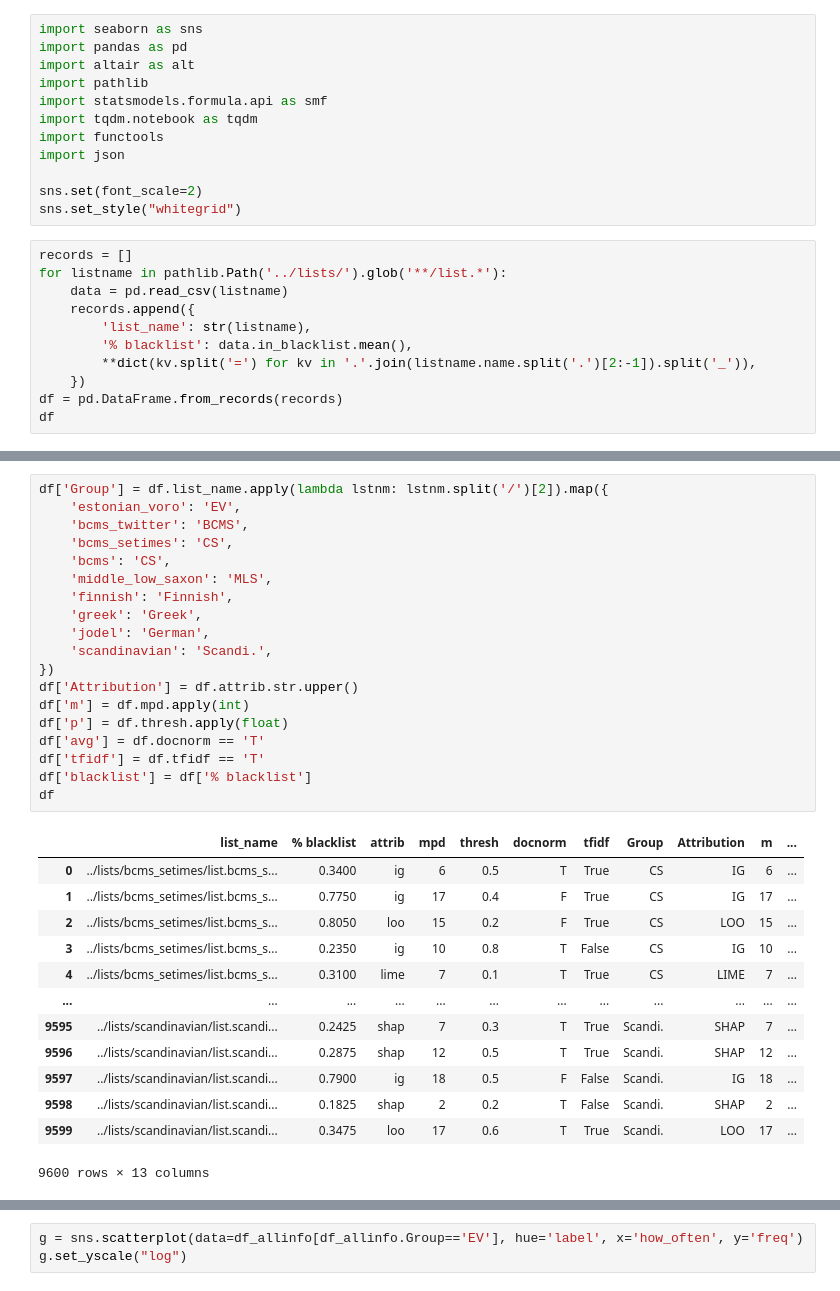
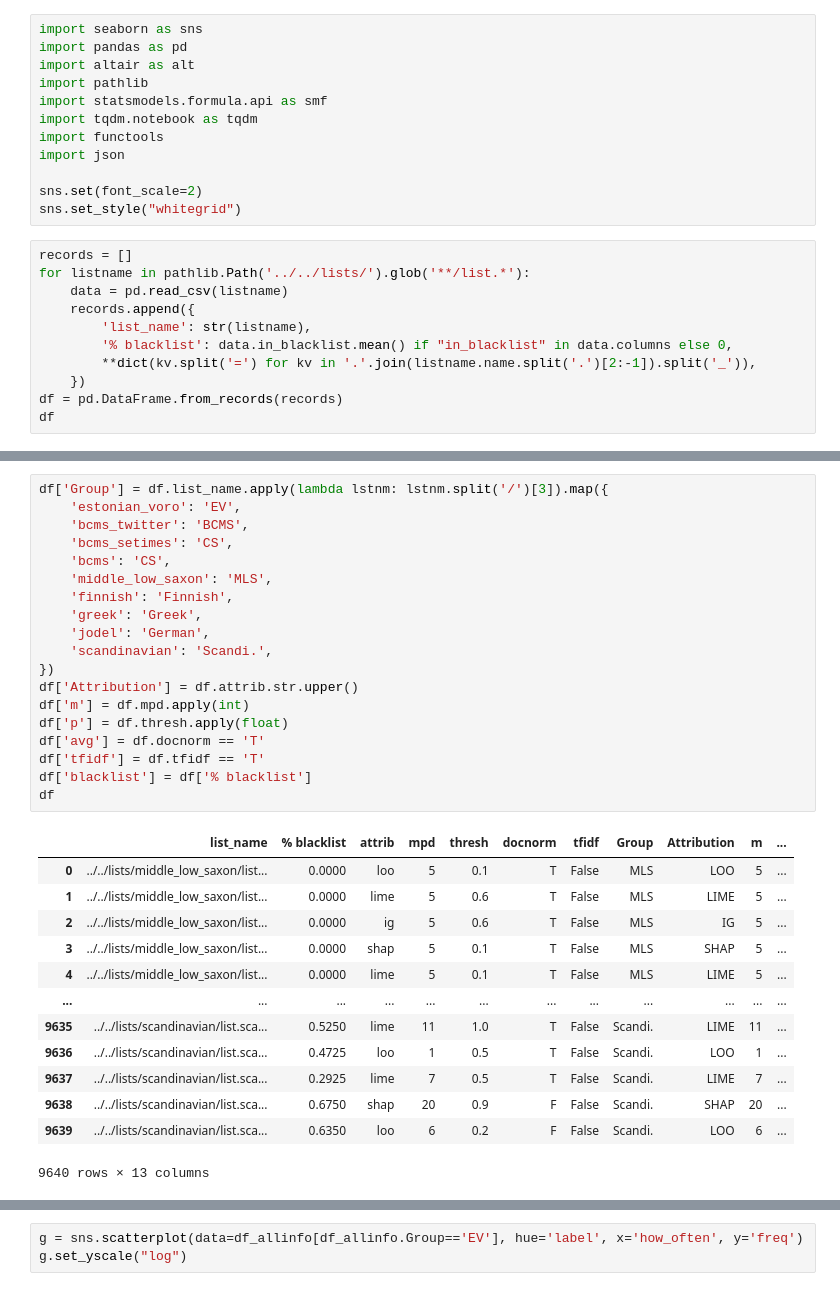
Before and after one commit to Helsinki-NLP/shibboleth, a Jupyter notebook: vizs/reflists/list-agg.ipynb, the cells around one changed output, grey strips where cells are left out. Drawn from its saved outputs; the diff is of its cells as text.

```diff
--- a/vizs/reflists/list-agg.ipynb
+++ b/vizs/reflists/list-agg.ipynb
@@ -12,11 +15,11 @@ sns.set(font_scale=2)
 sns.set_style("whitegrid")
 # %%
 records = []
-for listname in pathlib.Path('../lists/').glob('**/list.*'):
+for listname in pathlib.Path('../../lists/').glob('**/list.*'):
     data = pd.read_csv(listname)
     records.append({
         'list_name': str(listname),
-        '% blacklist': data.in_blacklist.mean(),
+        '% blacklist': data.in_blacklist.mean() if "in_blacklist" in data.columns else 0,
         **dict(kv.split('=') for kv in '.'.join(listname.name.split('.')[2:-1]).split('_')),
     })
 df = pd.DataFrame.from_records(records)
@@ -38,36 +41,36 @@ df
 # %%
-df['Group'] = df.list_name.apply(lambda lstnm: lstnm.split('/')[2]).map({
+df['Group'] = df.list_name.apply(lambda lstnm: lstnm.split('/')[3]).map({
     'estonian_voro': 'EV',
     'bcms_twitter': 'BCMS',
     'bcms_setimes': 'CS',
     'bcms': 'CS',
     'middle_low_saxon': 'MLS',
     'finnish': 'Finnish',
     'greek': 'Greek',
     'jodel': 'German',
     'scandinavian': 'Scandi.',
 })
 df['Attribution'] = df.attrib.str.upper()
 df['m'] = df.mpd.apply(int)
 df['p'] = df.thresh.apply(float)
 df['avg'] = df.docnorm == 'T'
 df['tfidf'] = df.tfidf == 'T'
 df['blacklist'] = df['% blacklist']
 df
 # %% [output]
 |  | list_name | % blacklist | attrib | mpd | thresh | docnorm | tfidf | Group | Attribution | m | ... |
-| 0 | ../lists/bcms_setimes/list.bcms_s... | 0.3400 | ig | 6 | 0.5 | T | True | CS | IG | 6 | ... |
-| 1 | ../lists/bcms_setimes/list.bcms_s... | 0.7750 | ig | 17 | 0.4 | F | True | CS | IG | 17 | ... |
-| 2 | ../lists/bcms_setimes/list.bcms_s... | 0.8050 | loo | 15 | 0.2 | F | True | CS | LOO | 15 | ... |
-| 3 | ../lists/bcms_setimes/list.bcms_s... | 0.2350 | ig | 10 | 0.8 | T | False | CS | IG | 10 | ... |
-| 4 | ../lists/bcms_setimes/list.bcms_s... | 0.3100 | lime | 7 | 0.1 | T | True | CS | LIME | 7 | ... |
+| 0 | ../../lists/middle_low_saxon/list... | 0.0000 | loo | 5 | 0.1 | T | False | MLS | LOO | 5 | ... |
+| 1 | ../../lists/middle_low_saxon/list... | 0.0000 | lime | 5 | 0.6 | T | False | MLS | LIME | 5 | ... |
+| 2 | ../../lists/middle_low_saxon/list... | 0.0000 | ig | 5 | 0.6 | T | False | MLS | IG | 5 | ... |
+| 3 | ../../lists/middle_low_saxon/list... | 0.0000 | shap | 5 | 0.1 | T | False | MLS | SHAP | 5 | ... |
+| 4 | ../../lists/middle_low_saxon/list... | 0.0000 | lime | 5 | 0.1 | T | False | MLS | LIME | 5 | ... |
 | ... | ... | ... | ... | ... | ... | ... | ... | ... | ... | ... | ... |
-| 9595 | ../lists/scandinavian/list.scandi... | 0.2425 | shap | 7 | 0.3 | T | True | Scandi. | SHAP | 7 | ... |
-| 9596 | ../lists/scandinavian/list.scandi... | 0.2875 | shap | 12 | 0.5 | T | True | Scandi. | SHAP | 12 | ... |
-| 9597 | ../lists/scandinavian/list.scandi... | 0.7900 | ig | 18 | 0.5 | F | False | Scandi. | IG | 18 | ... |
-| 9598 | ../lists/scandinavian/list.scandi... | 0.1825 | shap | 2 | 0.2 | T | False | Scandi. | SHAP | 2 | ... |
-| 9599 | ../lists/scandinavian/list.scandi... | 0.3475 | loo | 17 | 0.6 | T | True | Scandi. | LOO | 17 | ... |
+| 9635 | ../../lists/scandinavian/list.sca... | 0.5250 | lime | 11 | 1.0 | T | False | Scandi. | LIME | 11 | ... |
+| 9636 | ../../lists/scandinavian/list.sca... | 0.4725 | loo | 1 | 0.5 | T | False | Scandi. | LOO | 1 | ... |
+| 9637 | ../../lists/scandinavian/list.sca... | 0.2925 | lime | 7 | 0.5 | T | False | Scandi. | LIME | 7 | ... |
+| 9638 | ../../lists/scandinavian/list.sca... | 0.6750 | shap | 20 | 0.9 | F | False | Scandi. | SHAP | 20 | ... |
+| 9639 | ../../lists/scandinavian/list.sca... | 0.6350 | loo | 6 | 0.2 | F | False | Scandi. | LOO | 6 | ... |
-9600 rows × 13 columns
+9640 rows × 13 columns
 # %%
 def iou(obs_a, obs_b):
     obs_a, obs_b = set(obs_a), set(obs_b)
```
Also changed, not shown: parts of 14 cells of this notebook, 15 other files.
